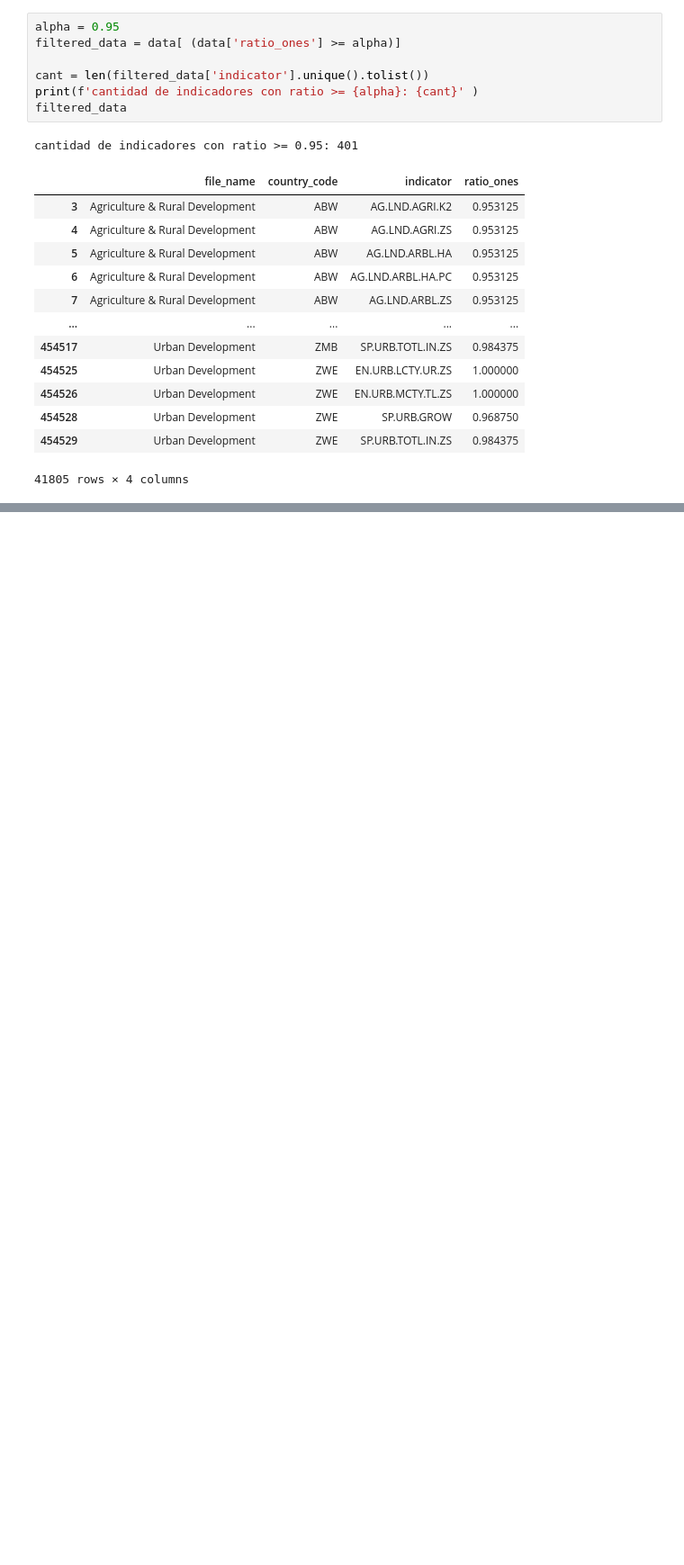
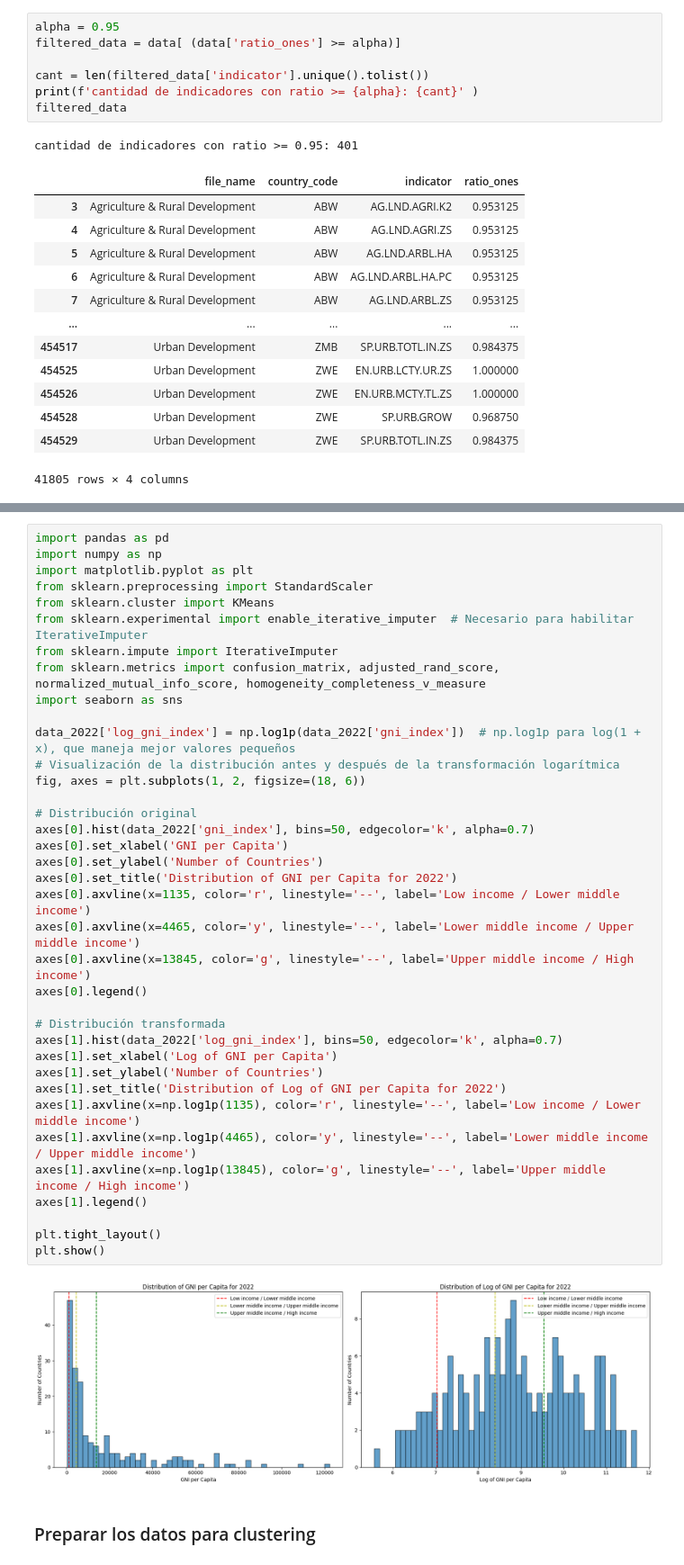
Before and after one commit to mkiszkur/TT1, a Jupyter notebook: 03_eda/EDA_entrega_3.ipynb, the cells around one changed output, grey strips where cells are left out. Shown at 90% size. Drawn from its saved outputs; the diff is of its cells as text; blank space fills up the shorter version.

```diff
--- a/03_eda/EDA_entrega_3.ipynb
+++ b/03_eda/EDA_entrega_3.ipynb
@@ -377,0 +757,41 @@ BokehModel(combine_events=True, render_bundle={'docs_json': {'dc420876-98bd-42b7
+# %%
+import pandas as pd
+import numpy as np
+import matplotlib.pyplot as plt
+from sklearn.preprocessing import StandardScaler
+from sklearn.cluster import KMeans
+from sklearn.experimental import enable_iterative_imputer  # Necesario para habilitar IterativeImputer
+from sklearn.impute import IterativeImputer
+from sklearn.metrics import confusion_matrix, adjusted_rand_score, normalized_mutual_info_score, homogeneity_completeness_v_measure
+import seaborn as sns
+
+data_2022['log_gni_index'] = np.log1p(data_2022['gni_index'])  # np.log1p para log(1 + x), que maneja mejor valores pequeños
+# Visualización de la distribución antes y después de la transformación logarítmica
+fig, axes = plt.subplots(1, 2, figsize=(18, 6))
+
+# Distribución original
+axes[0].hist(data_2022['gni_index'], bins=50, edgecolor='k', alpha=0.7)
+axes[0].set_xlabel('GNI per Capita')
+axes[0].set_ylabel('Number of Countries')
+axes[0].set_title('Distribution of GNI per Capita for 2022')
+axes[0].axvline(x=1135, color='r', linestyle='--', label='Low income / Lower middle income')
+axes[0].axvline(x=4465, color='y', linestyle='--', label='Lower middle income / Upper middle income')
+axes[0].axvline(x=13845, color='g', linestyle='--', label='Upper middle income / High income')
+axes[0].legend()
+
+# Distribución transformada
+axes[1].hist(data_2022['log_gni_index'], bins=50, edgecolor='k', alpha=0.7)
+axes[1].set_xlabel('Log of GNI per Capita')
+axes[1].set_ylabel('Number of Countries')
+axes[1].set_title('Distribution of Log of GNI per Capita for 2022')
+axes[1].axvline(x=np.log1p(1135), color='r', linestyle='--', label='Low income / Lower middle income')
+axes[1].axvline(x=np.log1p(4465), color='y', linestyle='--', label='Lower middle income / Upper middle income')
+axes[1].axvline(x=np.log1p(13845), color='g', linestyle='--', label='Upper middle income / High income')
+axes[1].legend()
+
+plt.tight_layout()
+plt.show()
+# %% [output]
+[figure, added]
+# %% [markdown]
+### Preparar los datos para clustering
```
Also changed, not shown: parts of 52 cells of this notebook, 11 other files.
